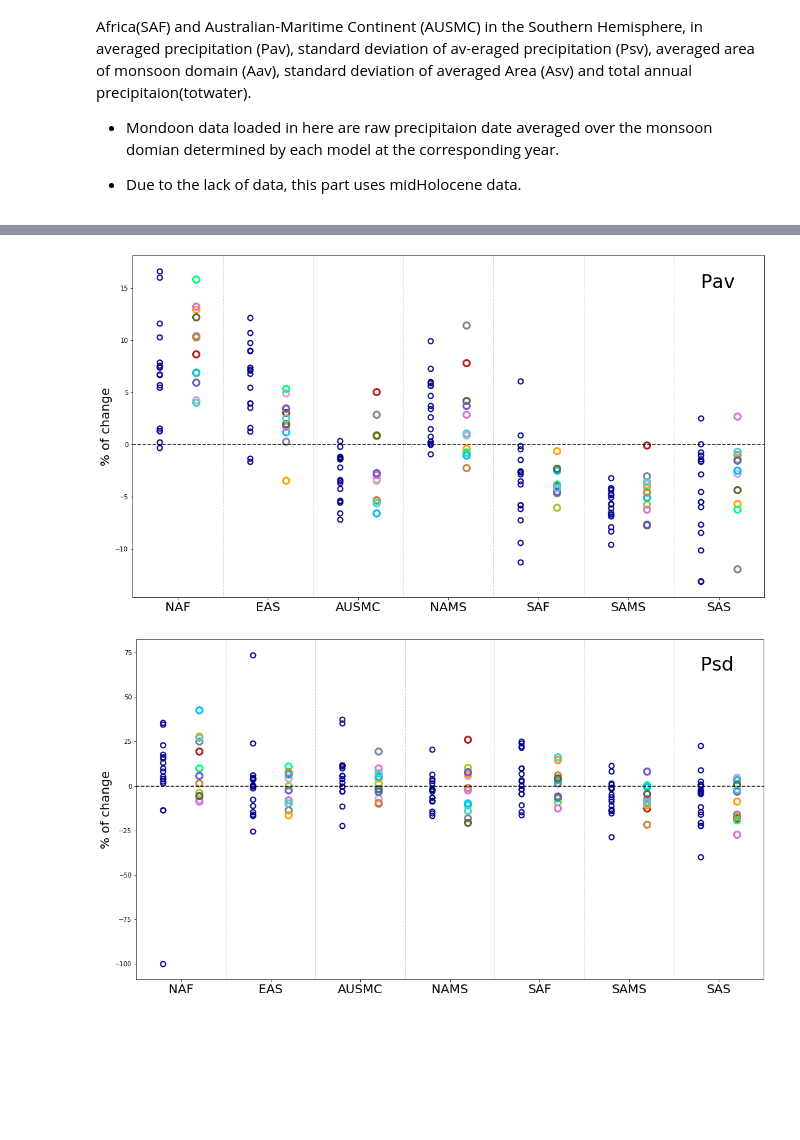
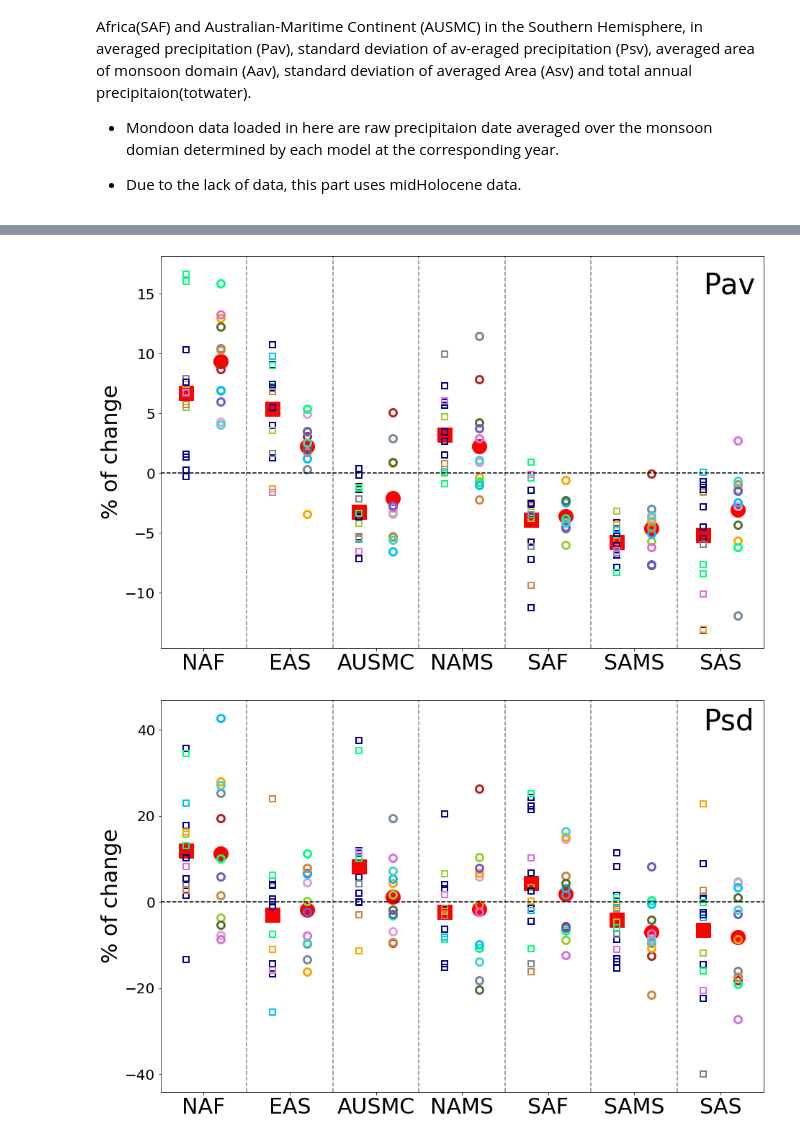
Before and after one commit to ucfahao/PMIP4-midHolocene, a Jupyter notebook: notebooks/PMIP4_MH_individual_monsoons.ipynb, the cells around one changed output, grey strips where cells are left out. Drawn from its saved outputs; the diff is of its cells as text; code cells hidden in the pictures; blank space fills up the shorter version.

```diff
--- a/notebooks/PMIP4_MH_individual_monsoons.ipynb
+++ b/notebooks/PMIP4_MH_individual_monsoons.ipynb
@@ -33,7 +33,7 @@ monsoonlist=['NAF','EAS','AUSMC','NAMS','SAF','SAMS','SAS',]
 pmip_v3='PMIP3'
 pmip_v4='PMIP4'
 pmip={}
-pmip['PMIP4']=['AWI-CM-1-1-LR',
+pmip['PMIP4']=['AWI-ESM-1-1-LR',
                'CESM2',
                'EC-EARTH-3-3',
                'FGOALS-f3-L',
@@ -239,0 +214,18 @@ pav_data4
+# %%
+#This cell calculates and stores ensemble averages
+pmip3mean={}
+
+var=['pav','psd','aav','asd','totwater']
+for v in var:
+    f='plotting_data/pmip3_%s.csv'%v
+    df= pd.read_csv(f,skipinitialspace=True,header=0)
+    pmip3mean[v]=df['average']
+
+
+pmip4mean={}
+
+var=['pav','psd','aav','asd','totwater']
+for v in var:
+    f='plotting_data/pmip4_%s.csv'%v
+    df= pd.read_csv(f,skipinitialspace=True,header=0)
+    pmip4mean[v]=df['average']
@@ -240,50 +240,56 @@ pav_data4
 # %%
 p1=[0.3,1.3,2.3,3.3,4.3,5.3,6.3]
 p2=[0.7,1.7,2.7,3.7,4.7,5.7,6.7]
 p3=[0.5,1.5,2.5,3.5,4.5,5.5,6.5]
 lines=[1,2,3,4,5,6]
 var=monsoonlist
 colorst =['firebrick','yellowgreen','plum','lightslategray','orange','springgreen','deepskyblue','peru','orchid','darkolivegreen','slateblue','mediumturquoise']
+colorst3=['darkblue','yellowgreen','darkblue','darkblue','darkblue','darkblue','lightslategray','darkblue','orange','springgreen','springgreen','deepskyblue','peru','darkblue','orchid']
+
+plt.figure(figsize=(15,10))
+#plt.ylim((-40,100))
+plt.xlim((0,7))
+plt.plot(p1,pmip3mean['pav'],marker='s', color='r',ms=20,linestyle='None')
+for i in range(len(model_list3)):
+    plt.plot(p1,pav_data3[model_list3[i]],marker='s', color=colorst3[i],fillstyle='none',mew=2, ms=8,linestyle='None')
 
 
-plt.figure(figsize=(18,10))
-#plt.ylim((-40,100))
-plt.xlim((0,7))
-for i in range(len(model_list3)):
-    plt.plot(p1,pav_data3[model_list3[i]],marker='o', color='darkblue',fillstyle='none',mew=2, ms=8,linestyle='None')
-plt.plot(p1,pav_data3[model_list3[0]],marker='o', color='darkblue',fillstyle='none',mew=2, ms=8,linestyle='None',label='PMIP3')
+plt.plot(p2,pmip4mean['pav'],marker='o',color='r',ms=20,linestyle='None')
 for i in range(len(model_list4)):
     plt.plot(p2,pav_data4[model_list4[i]],marker='o',color=colorst[i],fillstyle='none',mew=3, ms=10,linestyle='None',label=model_list4[i])
-plt.xticks(p3,var,fontsize=20)
-plt.ylabel('% of change',fontsize=20)
-plt.text(6.3,15,'Pav',fontsize=30)
-#leg=plt.legend(edgecolor='None',facecolor='None')
-#for line, text in zip(leg.get_lines(), leg.get_texts()):
-#    text.set_color(line.get_color())
+
+plt.tick_params(labelsize=20)
+plt.xticks(p3,var,fontsize=30)
+plt.ylabel('% of change',fontsize=30)
+plt.text(6.3,15,'Pav',fontsize=40)
+
 for i in lines:
-    plt.axvline(x=i,color='lightgrey',linestyle="--",linewidth=1)
+    plt.axvline(x=i,color='grey',linestyle="--",linewidth=1.5)
 plt.axhline(y=0,color='k',linestyle="--")
-plt.savefig('figs/Pav.png')
+plt.savefig('figs/Pav_mean.png')
 # %% [output]
-[figure, old version]
+[figure, new version]
 # %%
-plt.figure(figsize=(18,10))
+plt.figure(figsize=(15,10))
 #plt.ylim((-40,100))
 plt.xlim((0,7))
+plt.plot(p1,pmip3mean['psd'],marker='s', color='r',ms=20,linestyle='None')
 for i in range(len(model_list3)):
-    plt.plot(p1,psd_data3[model_list3[i]],marker='o', color='darkblue',fillstyle='none',mew=2, ms=8,linestyle='None')
-plt.plot(p1,psd_data3[model_list3[0]],marker='o', color='darkblue',fillstyle='none',mew=2, ms=8,linestyle='None',label='PMIP3')
+    plt.plot(p1,psd_data3[model_list3[i]],marker='s', color=colorst3[i],fillstyle='none',mew=2, ms=8,linestyle='None')
+plt.plot(p2,pmip4mean['psd'],marker='o', color='r',ms=20,linestyle='None')
 for i in range(len(model_list4)):
     plt.plot(p2,psd_data4[model_list4[i]],marker='o',color=colorst[i],fillstyle='none',mew=3, ms=10,linestyle='None',label=model_list4[i])
-plt.xticks(p3,var,fontsize=20)
-plt.ylabel('% of change',fontsize=20)
-plt.text(6.3,65,'Psd',fontsize=30)
+plt.tick_params(labelsize=20)
+plt.ylabel('% of change',fontsize=30)
+plt.xticks(p3,var,fontsize=30)
+
+plt.text(6.3,40,'Psd',fontsize=40)
 #leg=plt.legend(edgecolor='None',facecolor='None')
 #for line, text in zip(leg.get_lines(), leg.get_texts()):
 #    text.set_color(line.get_color())
 for i in lines:
-    plt.axvline(x=i,color='lightgrey',linestyle="--",linewidth=1)
+    plt.axvline(x=i,color='grey',linestyle="--",linewidth=1.5)
 plt.axhline(y=0,color='k',linestyle="--")
-plt.savefig('figs/Psd.png')
+plt.savefig('figs/Psd_mean.png')
 # %% [output]
-[figure, old version]
+[figure, new version]
```
Also changed, not shown: parts of 18 cells of this notebook, 4 other files.
